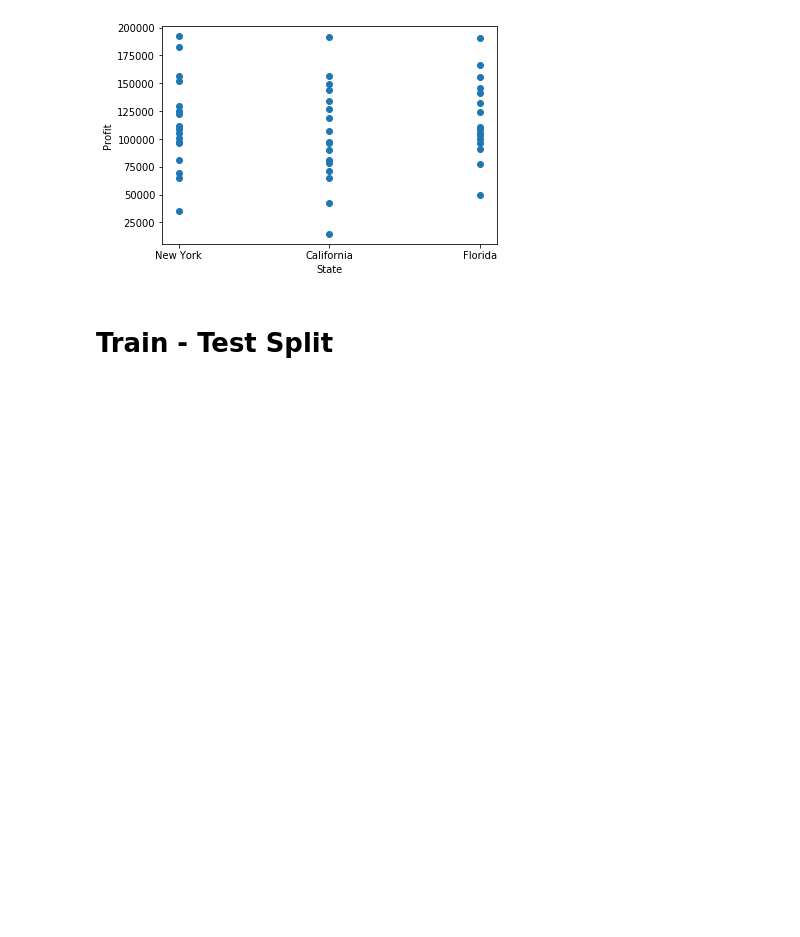
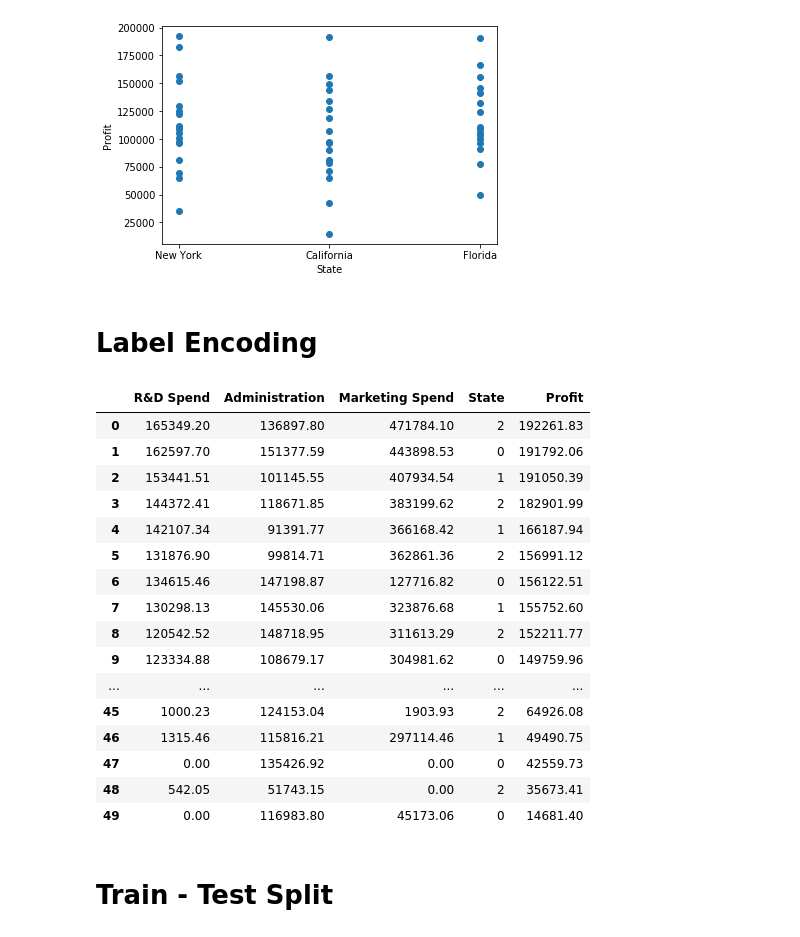
Before and after one commit to amohapatra123/Startup_Profit_Predictor, a Jupyter notebook: Profit_predictor.ipynb, the cells around one changed output. Saved outputs shown, nothing was run; the diff lists cells and outputs as text; code cells hidden in the pictures; blank space fills up the shorter version.

Commit message:
From lable encoding the accuracy got decreased

```diff
--- a/Profit_predictor.ipynb
+++ b/Profit_predictor.ipynb
@@ -64,6 +66,30 @@ plt.ylabel("Profit")
 plt.show()
 # %% [output]
 [figure]
+# %% [markdown]
+# Label Encoding
+# %%
+le = LabelEncoder()
+data['State'] = le.fit_transform(data['State'])
+data
+# %% [output]
+|  | R&D Spend | Administration | Marketing Spend | State | Profit |
+| 0 | 165349.20 | 136897.80 | 471784.10 | 2 | 192261.83 |
+| 1 | 162597.70 | 151377.59 | 443898.53 | 0 | 191792.06 |
+| 2 | 153441.51 | 101145.55 | 407934.54 | 1 | 191050.39 |
+| 3 | 144372.41 | 118671.85 | 383199.62 | 2 | 182901.99 |
+| 4 | 142107.34 | 91391.77 | 366168.42 | 1 | 166187.94 |
+| 5 | 131876.90 | 99814.71 | 362861.36 | 2 | 156991.12 |
+| 6 | 134615.46 | 147198.87 | 127716.82 | 0 | 156122.51 |
+| 7 | 130298.13 | 145530.06 | 323876.68 | 1 | 155752.60 |
+| 8 | 120542.52 | 148718.95 | 311613.29 | 2 | 152211.77 |
+| 9 | 123334.88 | 108679.17 | 304981.62 | 0 | 149759.96 |
+| ... | ... | ... | ... | ... | ... |
+| 45 | 1000.23 | 124153.04 | 1903.93 | 2 | 64926.08 |
+| 46 | 1315.46 | 115816.21 | 297114.46 | 1 | 49490.75 |
+| 47 | 0.00 | 135426.92 | 0.00 | 0 | 42559.73 |
+| 48 | 542.05 | 51743.15 | 0.00 | 2 | 35673.41 |
+| 49 | 0.00 | 116983.80 | 45173.06 | 0 | 14681.40 |
 # %% [markdown]
 # Train - Test Split
 # %%
```
Also changed, not shown: parts of 3 cells of this notebook, 1 other file.
